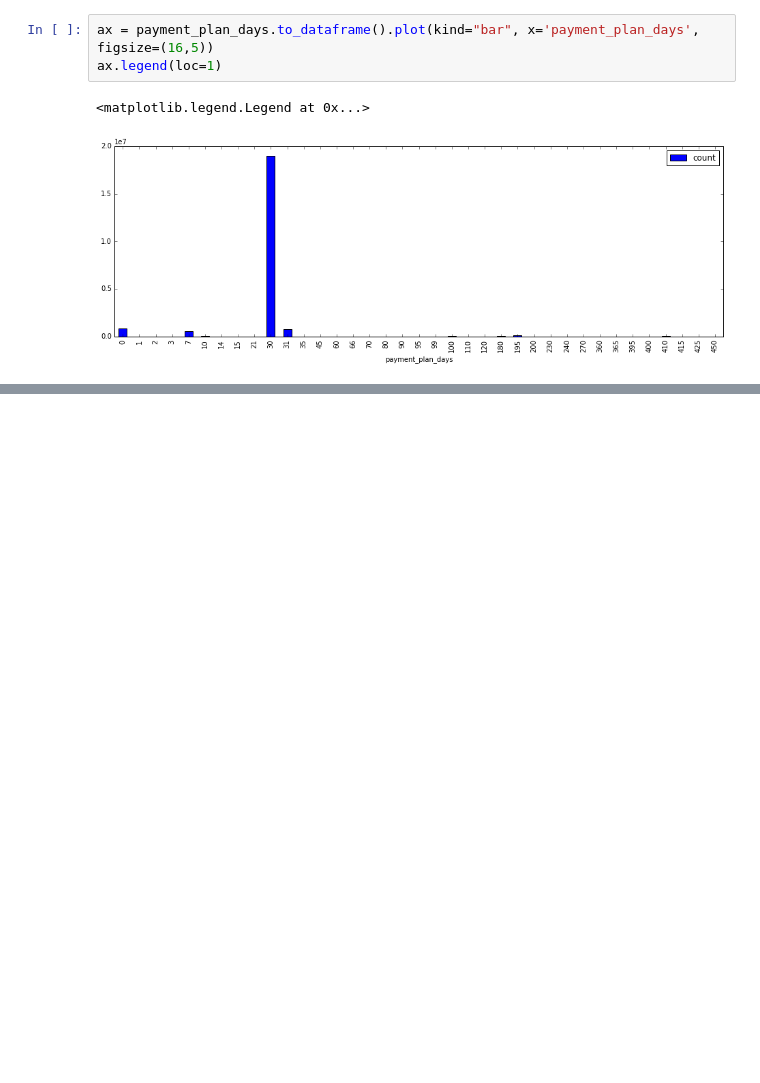
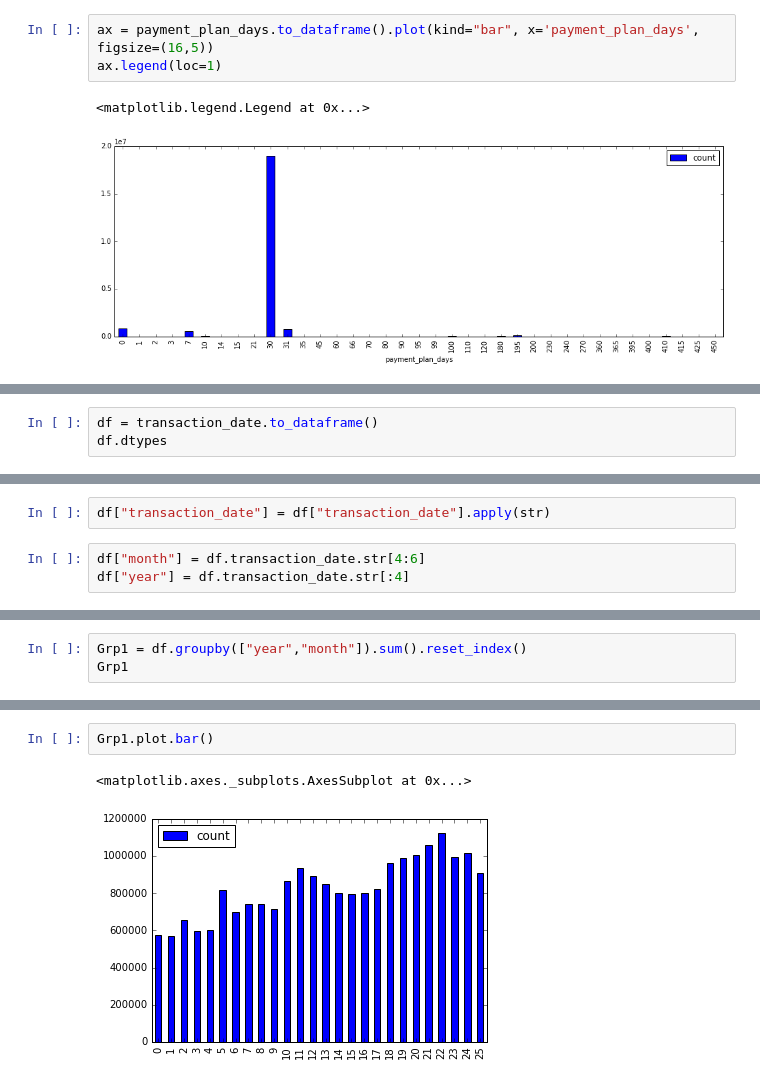
Before and after one commit to hriverap/datascience, a Jupyter notebook: churn-model-kkbox/DBAnalytics_EDA_02.ipynb, the cells around one changed output, grey strips where cells are left out. Saved outputs shown, nothing was run; the diff lists cells and outputs as text; blank space fills up the shorter version.

```diff
--- a/churn-model-kkbox/DBAnalytics_EDA_02.ipynb
+++ b/churn-model-kkbox/DBAnalytics_EDA_02.ipynb
@@ -306,0 +316,3 @@ ax.legend(loc=1)
+# %%
+df = transaction_date.to_dataframe()
+df.dtypes
@@ -306,0 +323,5 @@ ax.legend(loc=1)
+# %%
+df["transaction_date"] = df["transaction_date"].apply(str)
+# %%
+df["month"] = df.transaction_date.str[4:6]
+df["year"] = df.transaction_date.str[:4]
@@ -306,0 +339,3 @@ ax.legend(loc=1)
+# %%
+Grp1 = df.groupby(["year","month"]).sum().reset_index()
+Grp1
@@ -306,0 +360,5 @@ ax.legend(loc=1)
+# %%
+Grp1.plot.bar()
+# %% [output]
+<matplotlib.axes._subplots.AxesSubplot at 0x...>
+[figure, added]
```
Also changed, not shown: parts of 12 cells of this notebook.
